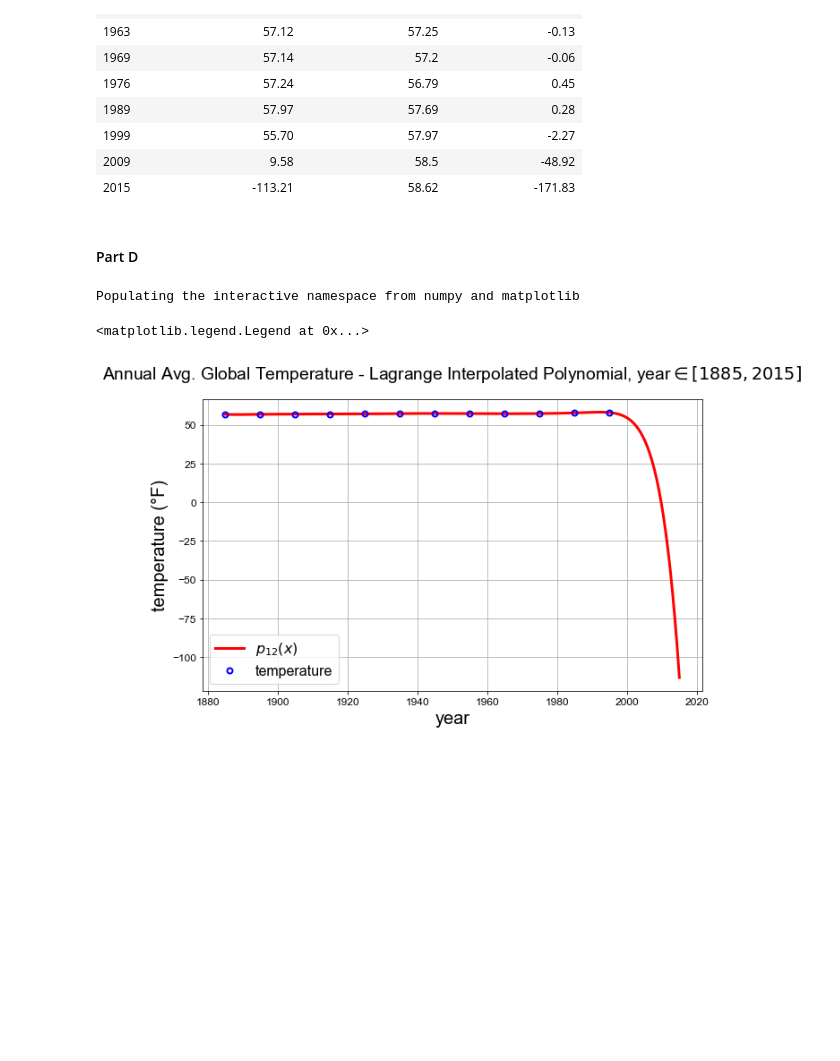
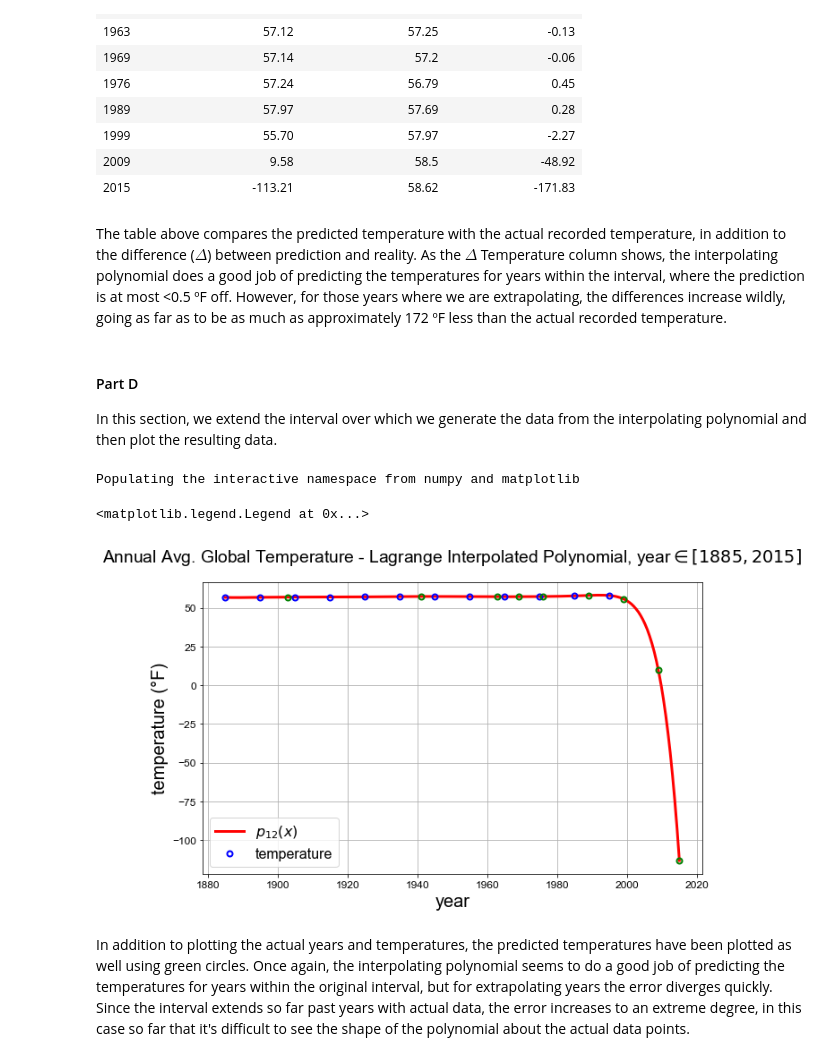
Before and after one commit to andy-rash/MATH3316, a Jupyter notebook: Project3/MATH3316-Project3/doc/RobertRash_MATH3316_Project3.ipynb, the cells around one changed output. Cells and saved outputs as stored; diff of their text form; code cells hidden in the pictures; blank space fills up the shorter version.

```diff
--- a/Project3/MATH3316-Project3/doc/RobertRash_MATH3316_Project3.ipynb
+++ b/Project3/MATH3316-Project3/doc/RobertRash_MATH3316_Project3.ipynb
@@ -233,7 +339,9 @@ pylab.legend(('$|f(x) - p_{20}(x)|$',))
 <matplotlib.legend.Legend at 0x...>
 [figure]
 # %%
-names = [ 'runge_uniform_real10', 'runge_uniform_comp10', 'runge_uniform_err10', 'runge_uniform_real20', 'runge_uniform_comp20', 'runge_uniform_err20' ]
+names = [ 'runge_uniform_real10', 'runge_uniform_comp10', 'runge_uniform_err10', \
+          'runge_uniform_real20', 'runge_uniform_comp20', 'runge_uniform_err20', \
+          'runge_uniform_omega10' ]
 data = {name: loadtxt('../res/part2/runge_uniform/'+name+'.txt') for name in names}
 data['n_10'] = linspace(-5,5,11)
 data['n_20'] = linspace(-5,5,21)
@@ -553,8 +719,12 @@ Predicted Temperatures for Given Years using Lagrangian interpolation
 | 1999 | 55.70 | 57.97 | -2.27 |
 | 2009 | 9.58 | 58.5 | -48.92 |
 | 2015 | -113.21 | 58.62 | -171.83 |
-# %% [markdown]
-#### Part D
+# %% [markdown]
+The table above compares the predicted temperature with the actual recorded temperature, in addition to the difference ($\Delta$) between prediction and reality. As the $\Delta\ $Temperature column shows, the interpolating polynomial does a good job of predicting the temperatures for years within the interval, where the prediction is at most <0.5 ºF off. However, for those years where we are extrapolating, the differences increase wildly, going as far as to be as much as approximately 172 ºF less than the actual recorded temperature.
+# %% [markdown]
+#### Part D
+
+In this section, we extend the interval over which we generate the data from the interpolating polynomial and then plot the resulting data.
 # %%
 %pylab inline
 pylab.rcParams['figure.figsize'] = (10,6)
@@ -568,27 +738,33 @@ matplotlib.rcParams.update({
 # %% [output]
 Populating the interactive namespace from numpy and matplotlib
 # %%
-names = [ 'years', 'temps', 'comp_extended', ]
+names = [ 'years', 'temps', 'comp_extended', 'predict_years', 'predict_temps' ]
 data = {name: loadtxt('../res/part3/'+name+'.txt') for name in names}
 data['x'] = linspace(1885,2015,200)
 # %%
 # Plot the interpolating polynomial through this data using 200 points
 # in the interval [1885, 2015] with a solid line. On the same plot, overlay
 # the data values as open circles.
 
 pylab.plot(data['x'], data['comp_extended'], color='r', linewidth=3)
 
 y_real = data['temps']
 for i in range(len(y_real)):
     pylab.plot(data['years'][i], y_real[i], 'bo', markeredgewidth=2, markerfacecolor='none')
 
+y_predict = data['predict_temps']
+for i in range(len(y_predict)):
+    pylab.plot(data['predict_years'][i], y_predict[i], 'go', markeredgewidth=2, markerfacecolor='none')
+
 pylab.title('Annual Avg. Global Temperature - Lagrange Interpolated Polynomial, year$\in [1885, 2015]$', y=1.05)
 pylab.xlabel('year')
 pylab.ylabel('temperature (°F)')
 pylab.grid()
 
 pylab.legend(('$p_{12}(x)$',
               'temperature'))
 # %% [output]
 <matplotlib.legend.Legend at 0x...>
-[figure, old version]
+[figure, new version]
+# %% [markdown]
+In addition to plotting the actual years and temperatures, the predicted temperatures have been plotted as well using green circles. Once again, the interpolating polynomial seems to do a good job of predicting the temperatures for years within the original interval, but for extrapolating years the error diverges quickly. Since the interval extends so far past years with actual data, the error increases to an extreme degree, in this case so far that it's difficult to see the shape of the polynomial about the actual data points.
```
Also changed, not shown: parts of 21 cells of this notebook.
